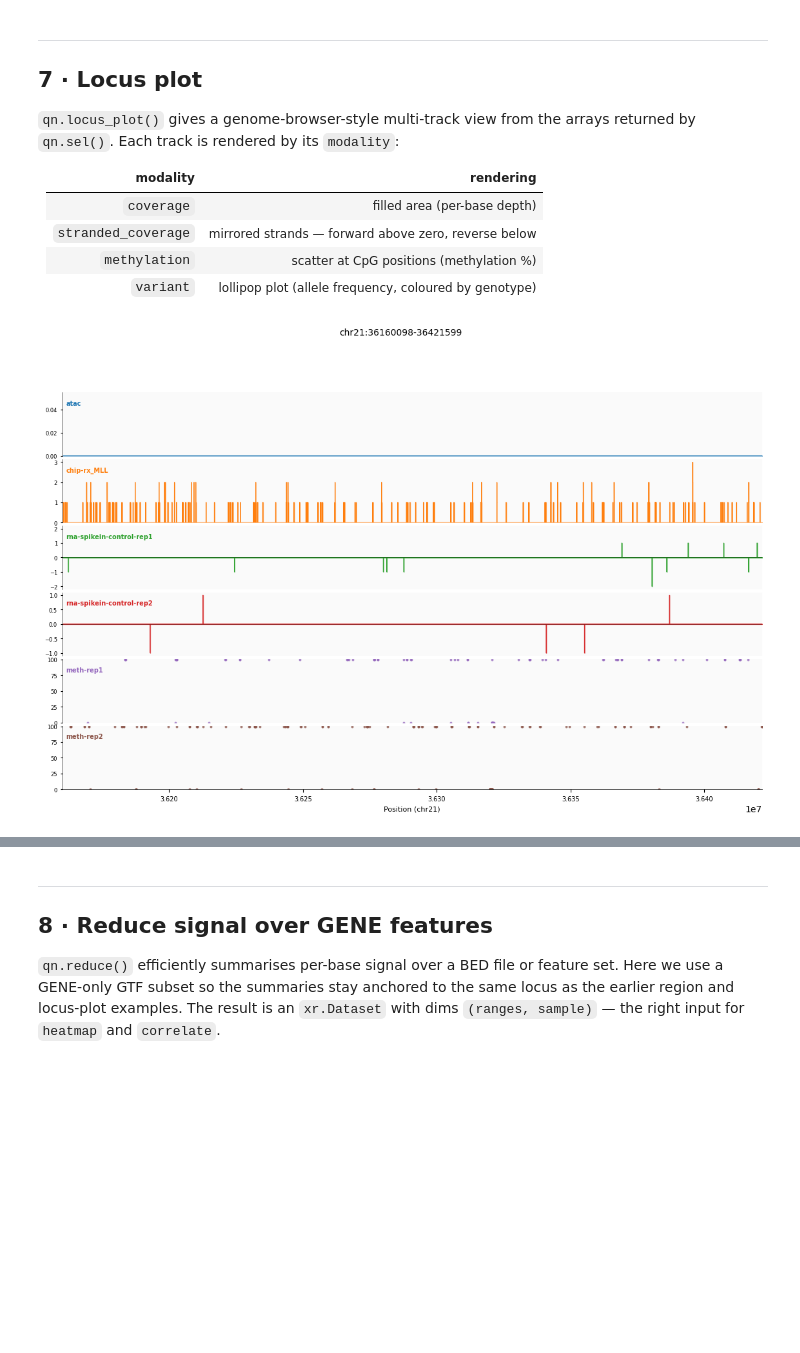
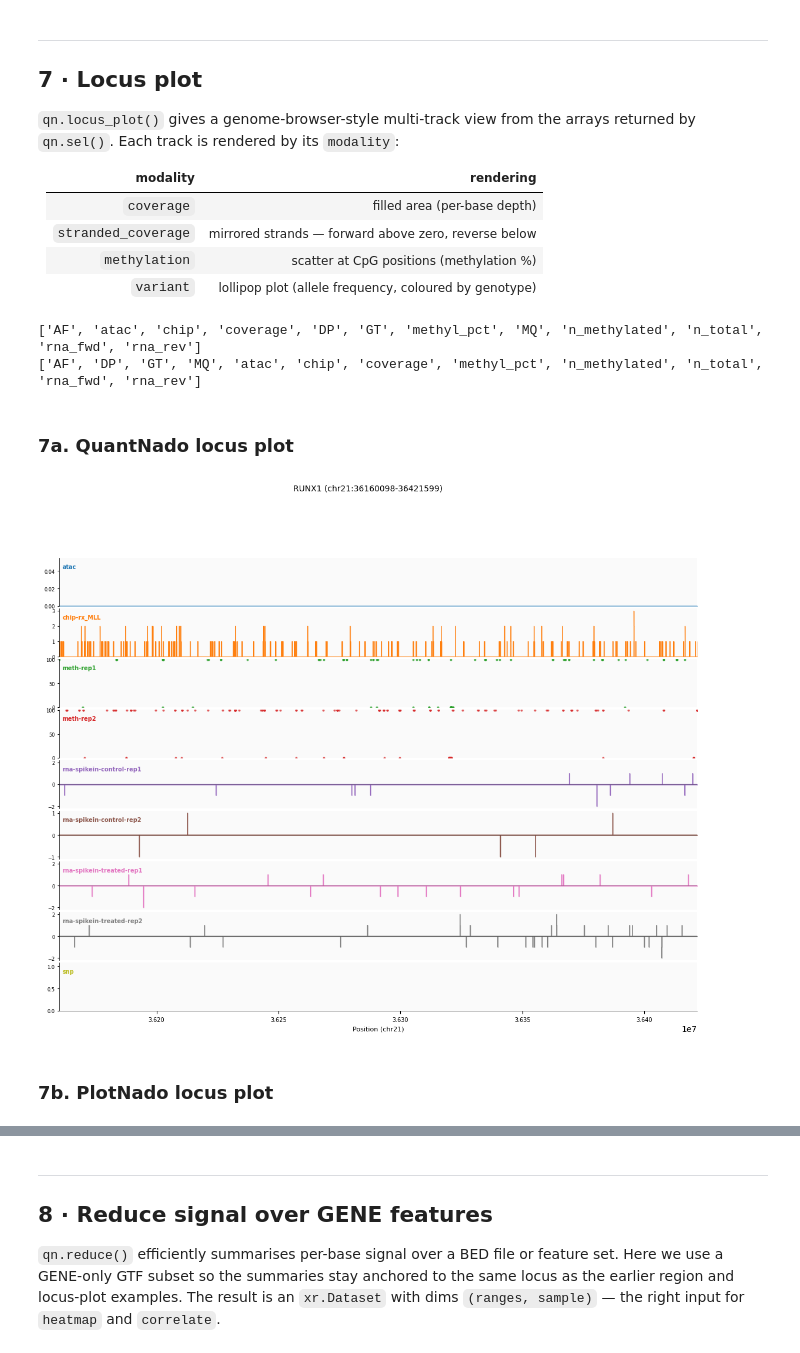
Before and after one commit to Milne-Group/QuantNado, a Jupyter notebook: example/example_dataset.ipynb, the cells around one changed output, grey strips where cells are left out. Saved outputs shown, nothing was run; the diff lists cells and outputs as text; code cells hidden in the pictures; blank space fills up the shorter version.

```diff
--- a/example/example_dataset.ipynb
+++ b/example/example_dataset.ipynb
@@ -500,36 +486,38 @@ plt.tight_layout()
 | `stranded_coverage` | mirrored strands — forward above zero, reverse below |
 | `methylation` | scatter at CpG positions (methylation %) |
 | `variant` | lollipop plot (allele frequency, coloured by genotype) |
-# %%
-LOCUS = GENE_LOCUS
-region = qn.sel(chrom=GENE_CHROM, start=GENE_START, end=GENE_END)
-
-qn.locus_plot(
-    locus=LOCUS,
-    sample_names=[
-        "atac",
-        "chip-rx_MLL",
-        "rna-spikein-control-rep1",
-        "rna-spikein-control-rep2",
-        "meth-rep1",
-        "meth-rep2",
-    ],
-    modality=[
-        "coverage",
-        "coverage",
-        "stranded_coverage",
-        "stranded_coverage",
-        "methylation",
-        "methylation",
-    ],
-    coverage=region["coverage"],
-    coverage_fwd=region["rna_fwd"],
-    coverage_rev=region["rna_rev"],
-    methylation=region["methyl_pct"],
-    figsize=(14, 8),
-    title=LOCUS,
-)
-plt.tight_layout()
-# %% [output]
-[figure, removed]
+# %%
+region = qn.sel(
+    chrom=GENE_CHROM,
+    start=GENE_START - GENE_PAD,
+    end=GENE_END + GENE_PAD,
+    assay=qn.assays,
+)
+sample_names = region.sample.to_series()
+print(list(region.data_vars))
+print(list(qn.array_keys))
+# %% [output]
+['AF', 'atac', 'chip', 'coverage', 'DP', 'GT', 'methyl_pct', 'MQ', 'n_methylated', 'n_total', 'rna_fwd', 'rna_rev']
+['AF', 'DP', 'GT', 'MQ', 'atac', 'chip', 'coverage', 'methyl_pct', 'n_methylated', 'n_total', 'rna_fwd', 'rna_rev']
+# %% [markdown]
+### 7a. QuantNado locus plot
+# %%
+qn.locus_plot(
+    locus=GENE_LOCUS,
+    sample_names=sample_names,
+    modality=["coverage"] * 2  + ["methylation"] * 2 + ["stranded_coverage"] * 4 + ["variant"],
+    coverage=region["coverage"],
+    coverage_fwd=region["rna_fwd"],
+    coverage_rev=region["rna_rev"],
+    methylation=region["methyl_pct"],
+    allele_freq=region["AF"],
+    genotype=region["GT"],
+    figsize=(14, 10),
+    title=f"{GENE_NAME} ({GENE_LOCUS})",
+)
+plt.tight_layout()
+# %% [output]
+[figure, added]
+# %% [markdown]
+### 7b. PlotNado locus plot
 # %%
```
Also changed, not shown: parts of 12 cells of this notebook, 4 other files.
